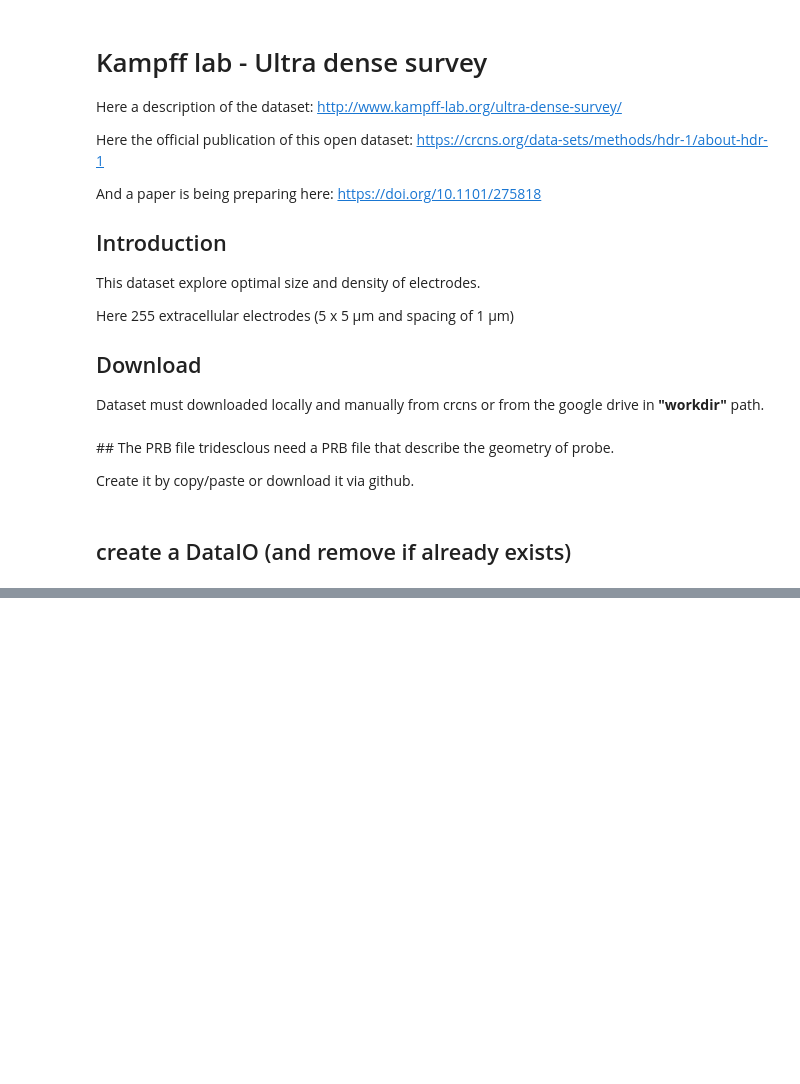
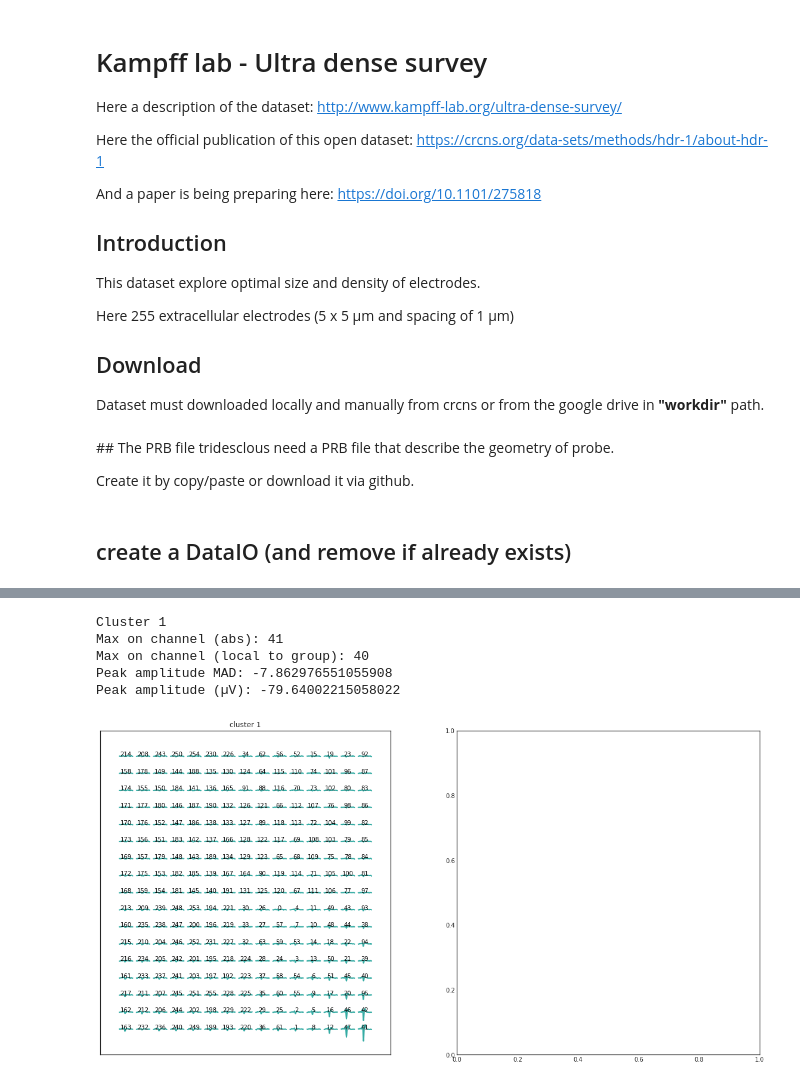
Before and after one commit to tridesclous/tridesclous_examples, a Jupyter notebook: kampfflab_ultra_dense/kampfflab_ultra_dense.ipynb, the cells around one changed output, grey strips where cells are left out. Cells and saved outputs as stored; diff of their text form; code cells hidden in the pictures; blank space fills up the shorter version.

```diff
--- a/kampfflab_ultra_dense/kampfflab_ultra_dense.ipynb
+++ b/kampfflab_ultra_dense/kampfflab_ultra_dense.ipynb
@@ -136,0 +162,9 @@ TypeError: Cannot cast ufunc multiply output from dtype('float64') to dtype('int
+# %%
+tdc.summary_clusters(cc, label=1)
+# %% [output]
+Cluster 1
+Max on channel (abs): 41
+Max on channel (local to group): 40
+Peak amplitude MAD: -7.862976551055908
+Peak amplitude (µV): -79.64002215058022
+[figure, added]
```
Also changed, not shown: parts of 10 cells of this notebook, 1 other file.
